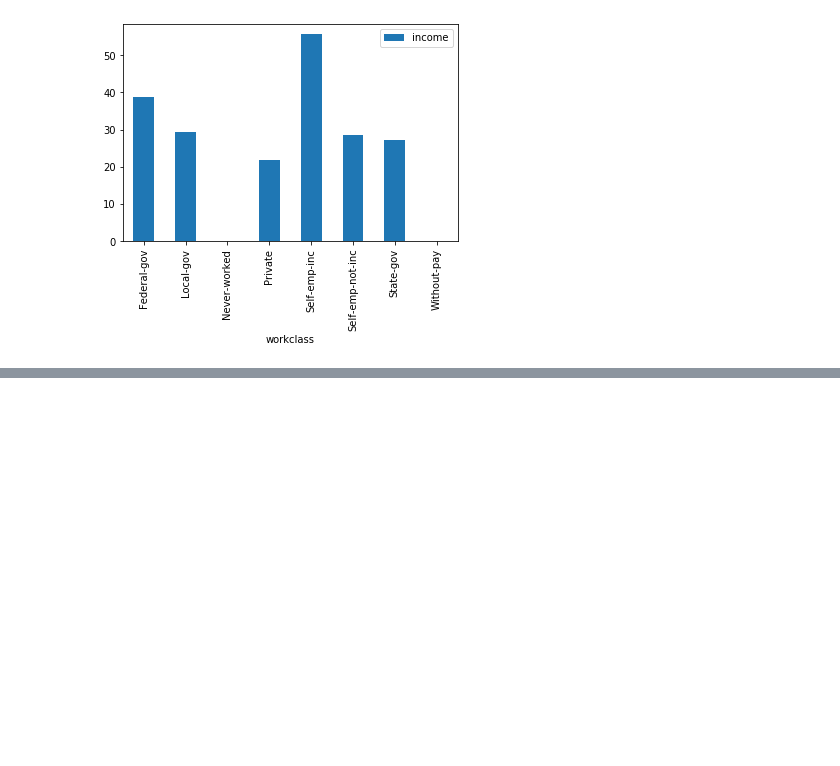
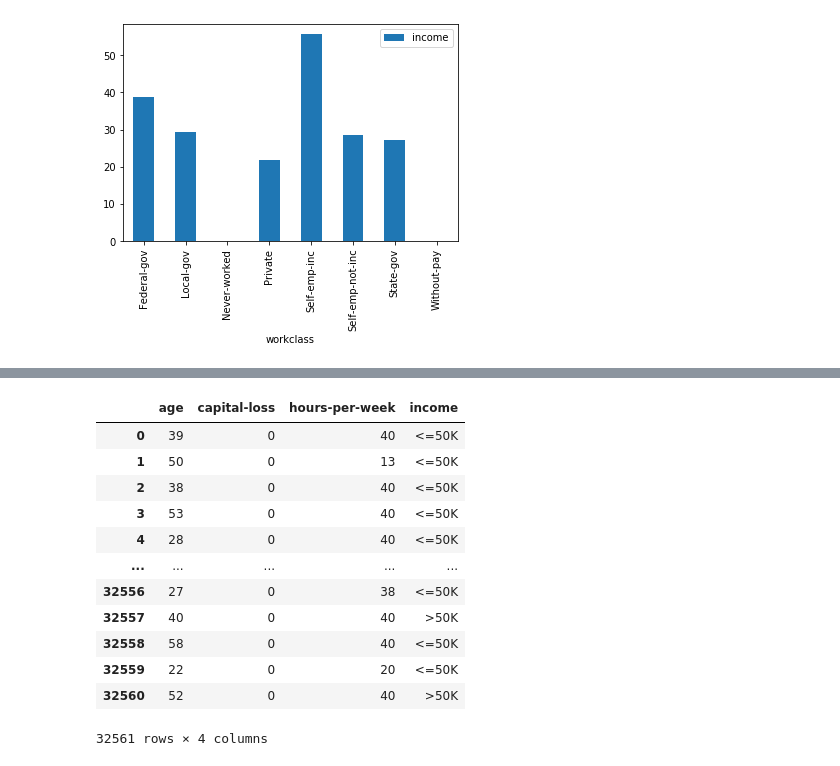
Before and after one commit to ShithiAhmed/census-income-data-visualization, a Jupyter notebook: project.ipynb, the cells around one changed output, grey strips where cells are left out. Saved outputs shown, nothing was run; the diff lists cells and outputs as text; code cells hidden in the pictures; blank space fills up the shorter version.

```diff
--- a/project.ipynb
+++ b/project.ipynb
@@ -115,0 +134,16 @@ See the caveats in the documentation: https://pandas.pydata.org/pandas-docs/stab
+# %%
+df_filtered[["age", "capital-loss","hours-per-week", "income" ]]
+# %% [output]
+|  | age | capital-loss | hours-per-week | income |
+| 0 | 39 | 0 | 40 | <=50K |
+| 1 | 50 | 0 | 13 | <=50K |
+| 2 | 38 | 0 | 40 | <=50K |
+| 3 | 53 | 0 | 40 | <=50K |
+| 4 | 28 | 0 | 40 | <=50K |
+| ... | ... | ... | ... | ... |
+| 32556 | 27 | 0 | 38 | <=50K |
+| 32557 | 40 | 0 | 40 | >50K |
+| 32558 | 58 | 0 | 40 | <=50K |
+| 32559 | 22 | 0 | 20 | <=50K |
+| 32560 | 52 | 0 | 40 | >50K |
+32561 rows × 4 columns
```
Also changed, not shown: parts of 6 cells of this notebook.
